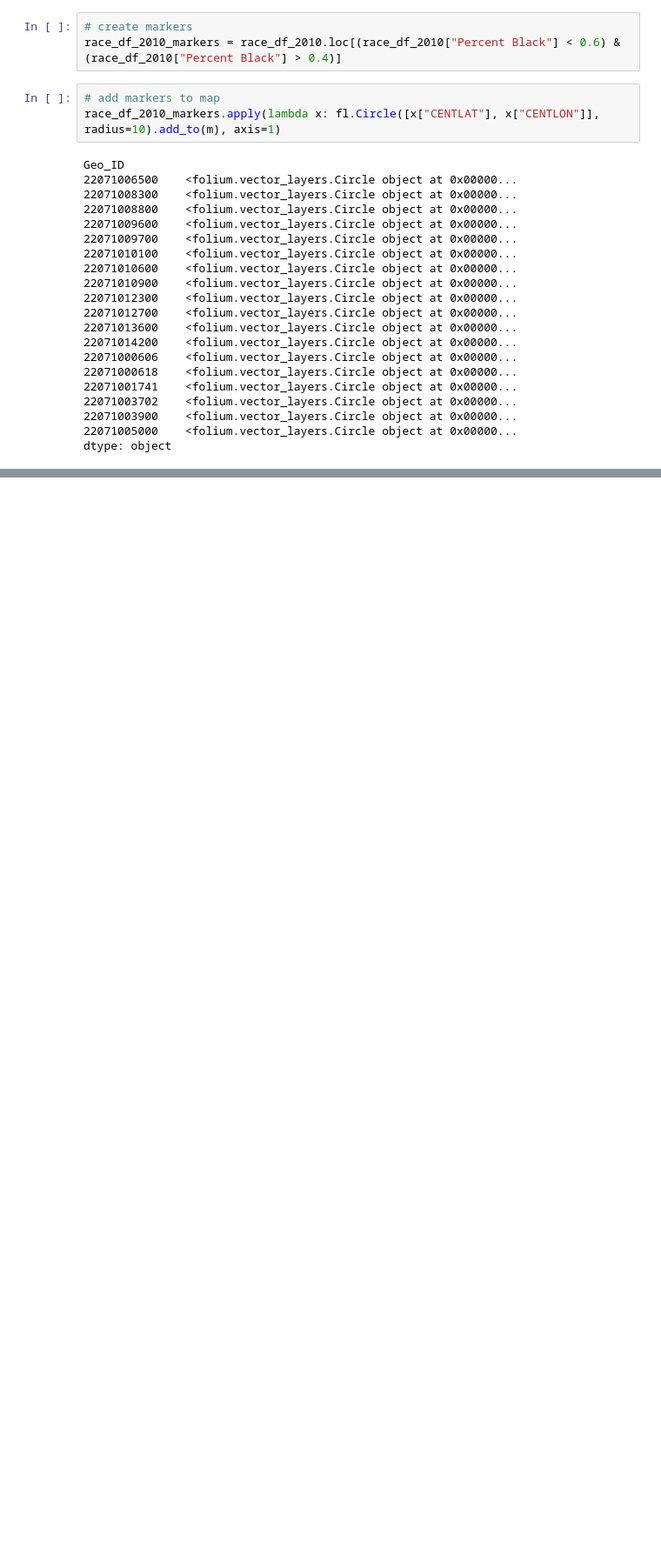
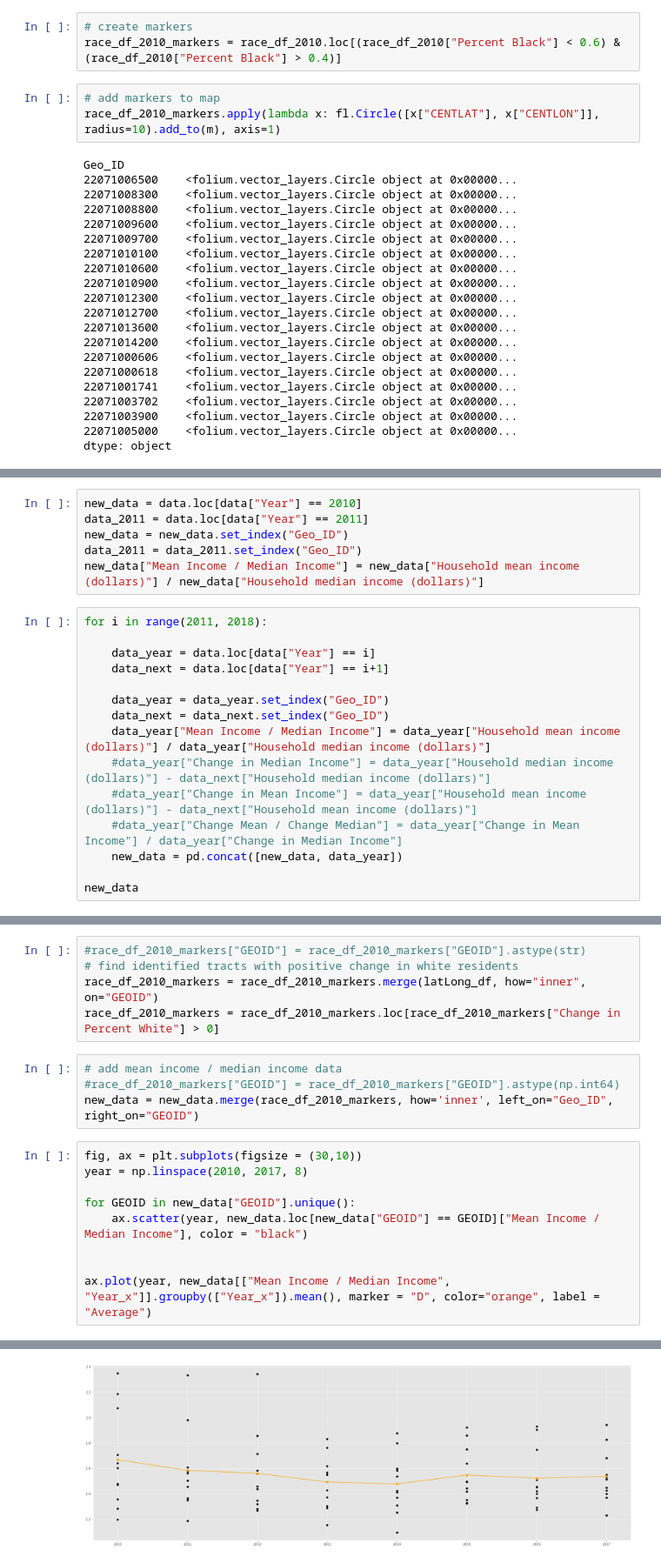
Before and after one commit to leosimanonok/DataScienceFinalTutorial, a Jupyter notebook: FinalTutorial_geo.ipynb, the cells around one changed output, grey strips where cells are left out. Shown: that part at 87% size. Drawn from its saved outputs; the diff is of its cells as text; blank space fills up the shorter version.

```diff
--- a/FinalTutorial_geo.ipynb
+++ b/FinalTutorial_geo.ipynb
@@ -491,0 +512,21 @@ m
+# %%
+new_data = data.loc[data["Year"] == 2010]
+data_2011 = data.loc[data["Year"] == 2011]
+new_data = new_data.set_index("Geo_ID")
+data_2011 = data_2011.set_index("Geo_ID")
+new_data["Mean Income / Median Income"] = new_data["Household mean income (dollars)"] / new_data["Household median income (dollars)"]
+# %%
+for i in range(2011, 2018):
+
+    data_year = data.loc[data["Year"] == i]
+    data_next = data.loc[data["Year"] == i+1]
+
+    data_year = data_year.set_index("Geo_ID")
+    data_next = data_next.set_index("Geo_ID")
+    data_year["Mean Income / Median Income"] = data_year["Household mean income (dollars)"] / data_year["Household median income (dollars)"]
+    #data_year["Change in Median Income"] = data_year["Household median income (dollars)"] - data_next["Household median income (dollars)"]
+    #data_year["Change in Mean Income"] = data_year["Household mean income (dollars)"] - data_next["Household mean income (dollars)"]
+    #data_year["Change Mean / Change Median"] = data_year["Change in Mean Income"] / data_year["Change in Median Income"]
+    new_data = pd.concat([new_data, data_year])
+
+new_data
@@ -491,0 +548,19 @@ m
+# %%
+#race_df_2010_markers["GEOID"] = race_df_2010_markers["GEOID"].astype(str)
+# find identified tracts with positive change in white residents
+race_df_2010_markers = race_df_2010_markers.merge(latLong_df, how="inner", on="GEOID")
+race_df_2010_markers = race_df_2010_markers.loc[race_df_2010_markers["Change in Percent White"] > 0]
+# %%
+# add mean income / median income data
+#race_df_2010_markers["GEOID"] = race_df_2010_markers["GEOID"].astype(np.int64)
+new_data = new_data.merge(race_df_2010_markers, how='inner', left_on="Geo_ID", right_on="GEOID")
+# %%
+fig, ax = plt.subplots(figsize = (30,10))
+year = np.linspace(2010, 2017, 8)
+
+for GEOID in new_data["GEOID"].unique():
+    ax.scatter(year, new_data.loc[new_data["GEOID"] == GEOID]["Mean Income / Median Income"], color = "black")
+
+
+ax.plot(year, new_data[["Mean Income / Median Income", "Year_x"]].groupby(["Year_x"]).mean(), marker = "D", color="orange", label = "Average")
+# %% [output]
@@ -491,0 +568 @@ m
+[figure, added]
```
Also changed, not shown: parts of 6 cells of this notebook.
